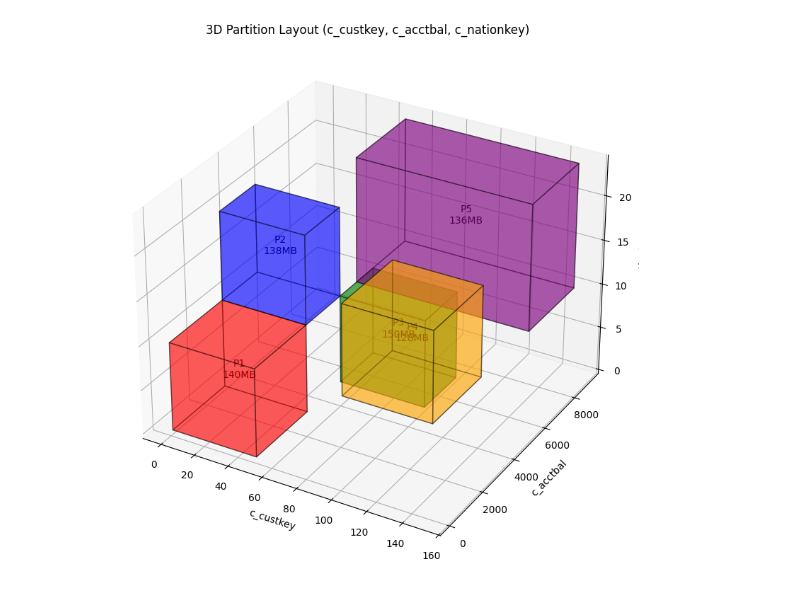
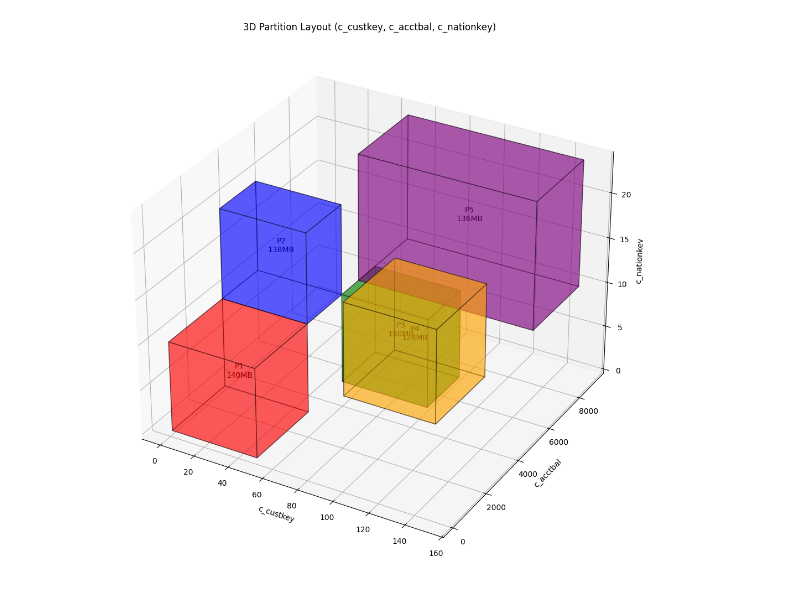
Before and after one commit to Mahima-Dewangan/SUMMER_PROJECT, a Jupyter notebook: DISTANCE_BETWEEN_WORKLOAD/CODES/3d_view.ipynb, the cells around one changed output. Saved outputs shown, nothing was run; the diff lists cells and outputs as text; code cells hidden in the pictures.

```diff
--- a/DISTANCE_BETWEEN_WORKLOAD/CODES/3d_view.ipynb
+++ b/DISTANCE_BETWEEN_WORKLOAD/CODES/3d_view.ipynb
@@ -13,7 +13,7 @@ partitions = {
 }
 
 # Create 3D plot
-fig = plt.figure(figsize=(10, 8))
+fig = plt.figure(figsize=(10, 20))
 ax = fig.add_subplot(111, projection='3d')
 
 colors = ['red', 'blue', 'green', 'orange', 'purple']
@@ -35,31 +35,31 @@ def draw_cuboid(ax, bounds, color, label):
     ])
     faces = [
         [vertices[j] for j in [0, 1, 2, 3]],
         [vertices[j] for j in [4, 5, 6, 7]],
         [vertices[j] for j in [0, 1, 5, 4]],
         [vertices[j] for j in [2, 3, 7, 6]],
         [vertices[j] for j in [1, 2, 6, 5]],
         [vertices[j] for j in [4, 7, 3, 0]]
     ]
     poly3d = Poly3DCollection(faces, facecolors=color, alpha=0.4, edgecolor='k')
     ax.add_collection3d(poly3d)
 
     # Add label at the center of the cuboid
     cx = (x[0] + x[1]) / 2
     cy = (y[0] + y[1]) / 2
     cz = (z[0] + z[1]) / 2
     ax.text(cx, cy, cz, f"{label}\n{partitions[label]['size']}MB", color='black', ha='center', fontsize=10)
 
 # Draw all partitions
 for i, (label, bounds) in enumerate(partitions.items()):
     draw_cuboid(ax, bounds, colors[i], label)
 
 ax.set_xlabel("c_custkey")
 ax.set_ylabel("c_acctbal")
 ax.set_zlabel("c_nationkey")
 ax.set_title("3D Partition Layout (c_custkey, c_acctbal, c_nationkey)")
 
 plt.tight_layout()
 plt.show()
 # %% [output]
-[figure, old version]
+[figure, new version]
```
Also changed, not shown: 20 other files.
